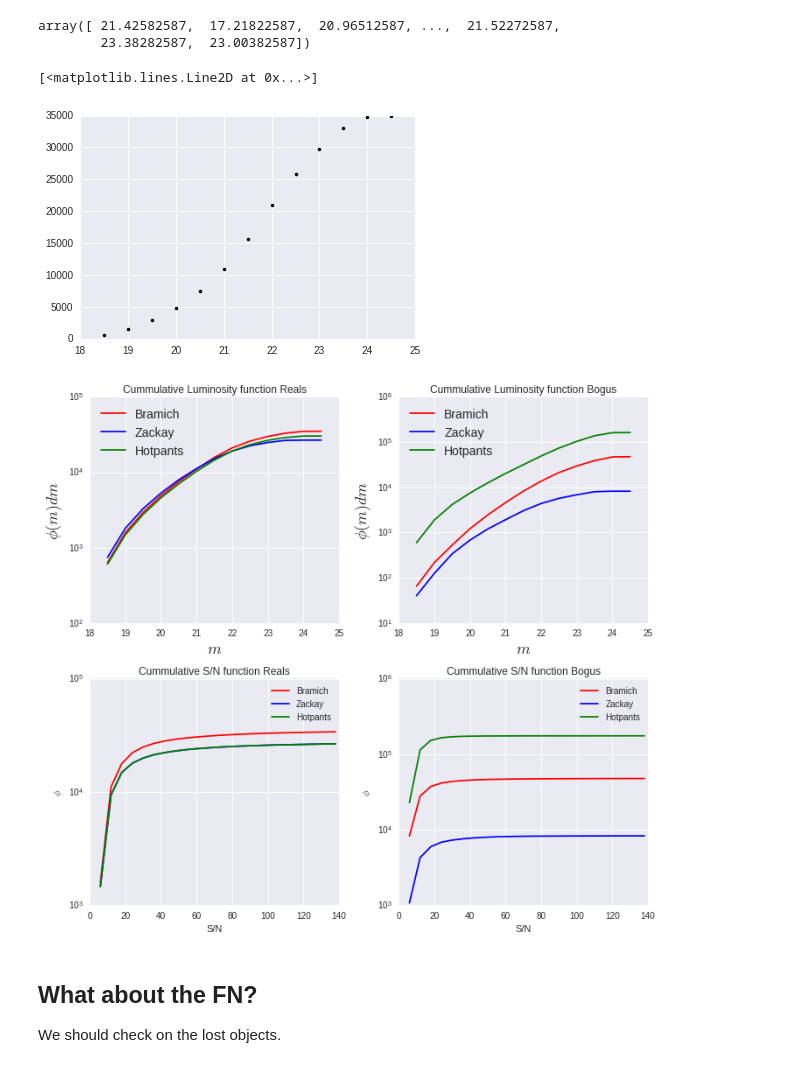
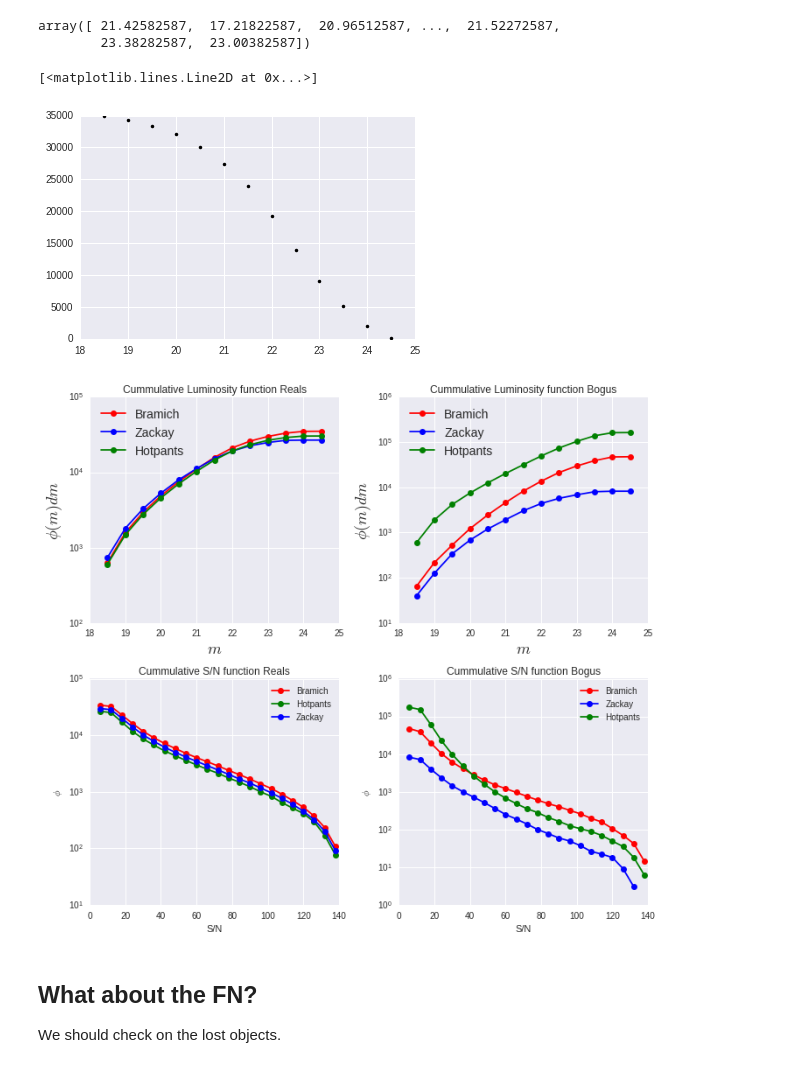
Before and after one commit to BrunoSanchez/RBMLearning, a Jupyter notebook: Plots-Threesome.ipynb, the cells around one changed output. Saved outputs shown, nothing was run; the diff lists cells and outputs as text; code cells hidden in the pictures.

```diff
--- a/Plots-Threesome.ipynb
+++ b/Plots-Threesome.ipynb
@@ -276,27 +276,26 @@ array([ 21.42582587,  17.21822587,  20.96512587, ...,  21.52272587,
         23.38282587,  23.00382587])
 # %%
 def custom_histogram(vector, bins=None, cumulative=False):
-
-    hh = np.histogram(vector, bins=bins)
+    if bins is None:
+        hh = np.histogram(vector)
+    else:
+        hh = np.histogram(vector, bins=bins)
     dx = hh[1][1] - hh[1][0]
-    x_bins = hh[1][:-1]+dx
+    x_bins = hh[1][:-1] + dx
     if cumulative is True:
-        v = 0.
-        vals = [v + np.sum(hh[0][:i]) for i, v in enumerate(hh[0])]
+        vals = [sum(hh[0][:i+1]) for i, _ in enumerate(hh[0])]
         return x_bins, vals
     elif cumulative == -1:
-        print 'algo'
-        v = np.sum(hh[0])
-        vals = [v - np.sum(hh[0][:]) for i, _ in enumerate(hh[0])]
+        vals = [sum(hh[0][i:]) for i, _ in enumerate(hh[0])]
         return x_bins, vals
     else:
         return x_bins, hh[0]
 # %%
-x_bins, vals = custom_histogram(reals_b.mag.values, bins=np.arange(18, 25, 0.5), cumulative=True)
+x_bins, vals = custom_histogram(reals_b.mag.values, bins=np.arange(18, 25, 0.5), cumulative=-1)
 plt.plot(x_bins, vals, '.k')
 # %% [output]
 [<matplotlib.lines.Line2D at 0x...>]
-[figure, old version]
+[figure, new version]
 # %%
 plt.figure(figsize=(10,9))
 
@@ -306,11 +305,11 @@ bins = np.arange(18, 25, 0.5)
 plt.subplot(221)
 cumulative=True
 x_bins, vals = custom_histogram(reals_b.mag.values, bins=bins, cumulative=cumulative)
-plt.semilogy(x_bins, vals, 'red', label='Bramich')
+plt.semilogy(x_bins, vals, 'ro-', label='Bramich')
 x_bins, vals = custom_histogram(reals_z.mag.values, bins=bins, cumulative=cumulative)
-plt.semilogy(x_bins, vals, 'blue', label='Zackay')
+plt.semilogy(x_bins, vals, 'bo-', label='Zackay')
 x_bins, vals = custom_histogram(reals_h.mag.values, bins=bins, cumulative=cumulative)
-plt.semilogy(x_bins, vals, 'green', label='Hotpants')
+plt.semilogy(x_bins, vals, 'go-', label='Hotpants')
 #plt.xlim(18, 24.5)
 plt.title('Cummulative Luminosity function Reals')
 plt.ylabel(r'$\phi(m)dm$', fontsize=18)
@@ -319,11 +318,11 @@ plt.xlabel(r'$m$', fontsize=18)
 
 plt.subplot(222)
 x_bins, vals = custom_histogram(bogus_b.mag.values, bins=bins, cumulative=cumulative)
-plt.semilogy(x_bins, vals, 'red', label='Bramich')
+plt.semilogy(x_bins, vals, 'ro-', label='Bramich')
 x_bins, vals = custom_histogram(bogus_z.mag.values, bins=bins, cumulative=cumulative)
-plt.semilogy(x_bins, vals, 'blue', label='Zackay')
+plt.semilogy(x_bins, vals, 'bo-', label='Zackay')
 x_bins, vals = custom_histogram(bogus_h.mag.values, bins=bins, cumulative=cumulative)
-plt.semilogy(x_bins, vals, 'green', label='Hotpants')
+plt.semilogy(x_bins, vals, 'go-', label='Hotpants')
 
 #plt.xlim(20, 24.5)
 plt.ylabel(r'$\phi(m)dm$', fontsize=18)
@@ -334,59 +333,48 @@ plt.title('Cummulative Luminosity function Bogus')
 
 #signal to noise bins
 bins = np.arange(0, 140, 6)
+cumulative=-1
+plt.subplot(223)
 
-plt.subplot(223)
-# plt.hist([(reals_b.FLUX_ISO/reals_b.FLUXERR_ISO).values,
-#           (reals_z.FLUX_ISO/reals_z.FLUXERR_ISO).values,
-#           (reals_h.FLUX_ISO/reals_h.FLUXERR_ISO).values],
-#          label=['Bramich', 'Zackay', 'Hotpants'],
-#          color=['red', 'blue', 'green'], log=True,
-#          alpha=0.8, bins=bins, normed=False, cumulative=-1)
 x_bins, vals = custom_histogram((reals_b.FLUX_ISO/reals_b.FLUXERR_ISO).values,
                                 bins=bins, cumulative=cumulative)
-plt.semilogy(x_bins, vals, 'red', label='Bramich')
+plt.semilogy(x_bins, vals, 'ro-', label='Bramich')
 x_bins, vals = custom_histogram((reals_z.FLUX_ISO/reals_z.FLUXERR_ISO).values,
                                 bins=bins, cumulative=cumulative)
-plt.semilogy(x_bins, vals, 'blue', label='Zackay')
-x_bins, vals = custom_histogram((reals_z.FLUX_ISO/reals_z.FLUXERR_ISO).values,
+plt.semilogy(x_bins, vals, 'go-', label='Hotpants')
+x_bins, vals = custom_histogram((reals_h.FLUX_ISO/reals_h.FLUXERR_ISO).values,
                                 bins=bins, cumulative=cumulative)
-plt.semilogy(x_bins, vals, 'green', label='Hotpants')
+plt.semilogy(x_bins, vals, 'bo-', label='Zackay')
 
 #plt.xlim(110, 0)
 plt.title('Cummulative S/N function Reals')
 plt.legend(loc='best')
 plt.ylabel(r'$\phi$')
 plt.xlabel('S/N')
 
 plt.subplot(224)
-# plt.hist([(bogus_b.FLUX_ISO/bogus_b.FLUXERR_ISO).values,
-#           (bogus_z.FLUX_ISO/bogus_z.FLUXERR_ISO).values,
-#           (bogus_h.FLUX_ISO/bogus_h.FLUXERR_ISO).values],
-#          label=['Bramich', 'Zackay', 'Hotpants'],
-#          color=['red', 'blue', 'green'], log=True,
-#          alpha=0.8, bins=bins, normed=False, cumulative=-1)
 x_bins, vals = custom_histogram((bogus_b.FLUX_ISO/bogus_b.FLUXERR_ISO).values,
                                 bins=bins, cumulative=cumulative)
-plt.semilogy(x_bins, vals, 'red', label='Bramich')
+plt.semilogy(x_bins, vals, 'ro-', label='Bramich')
 x_bins, vals = custom_histogram((bogus_z.FLUX_ISO/bogus_z.FLUXERR_ISO).values,
                                 bins=bins, cumulative=cumulative)
-plt.semilogy(x_bins, vals, 'blue', label='Zackay')
+plt.semilogy(x_bins, vals, 'bo-', label='Zackay')
 x_bins, vals = custom_histogram((bogus_h.FLUX_ISO/bogus_h.FLUXERR_ISO).values,
                                 bins=bins, cumulative=cumulative)
-plt.semilogy(x_bins, vals, 'green', label='Hotpants')
+plt.semilogy(x_bins, vals, 'go-', label='Hotpants')
 
 #plt.xlim(70, 0)
 plt.title('Cummulative S/N function Bogus')
 plt.ylabel(r'$\phi$')
 plt.legend(loc='best')
 plt.xlabel('S/N')
 
 plt.tight_layout()
 #plt.show()
 
 plt.savefig(os.path.join(plot_dir, 'luminosities_functions.png'), format='png', dpi=700)
 # %% [output]
-[figure, old version]
+[figure, new version]
 # %% [markdown]
 ## What about the FN?
 
```
Also changed, not shown: parts of 13 cells of this notebook.
